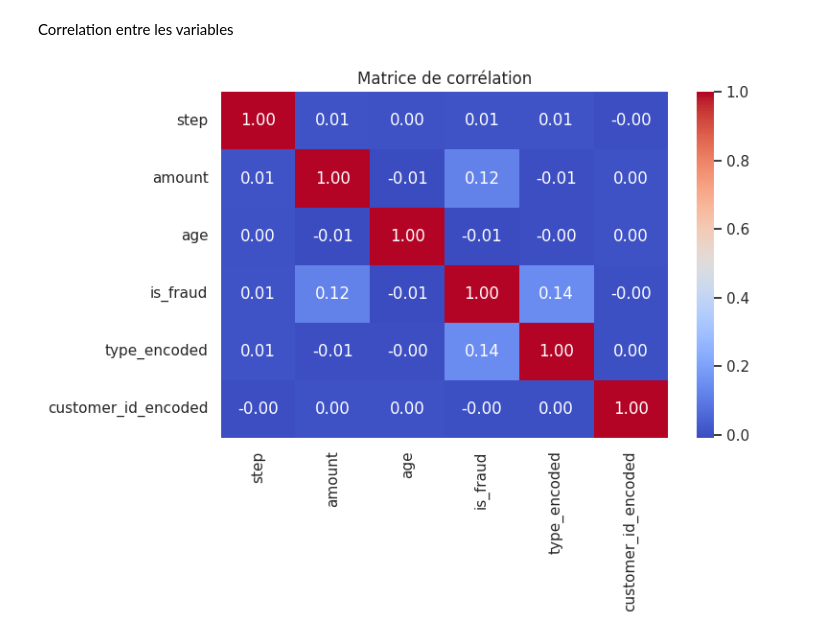
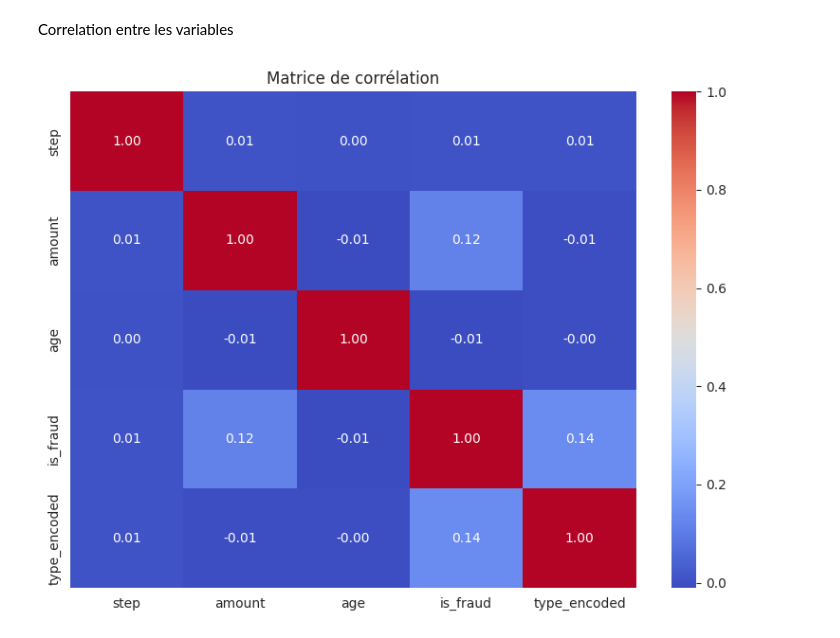
Before and after one commit to ArMiarintsoa/poketrafinday-ispm-examen, a Jupyter notebook: poketrafinday.ipynb, the cells around one changed output. Cells and saved outputs as stored; diff of their text form; code cells hidden in the pictures.

```diff
--- a/poketrafinday.ipynb
+++ b/poketrafinday.ipynb
@@ -69,9 +69,3 @@ train_df.head()
 | 4 | c9fa99e2-42c8-4dd8-94ba-aa3e44bfdd98 | 63 | CASH_OUT | 15000 | C3176716 | 26 | 0 | 0 |
 # %% [markdown]
 Encoder le customer_id
-# %%
-enc = le.fit_transform(train_df['customer_id'])
-train_df['customer_id_encoded'] = enc
-enc = le.fit_transform(test_df['customer_id'])
-test_df['customer_id_encoded'] = enc
-train_df.head()
@@ -84,0 +72,3 @@ train_df.head()
+# %%
+train_df = train_df.drop(['transaction_id','type', 'customer_id'], axis=1)
+test_df = test_df.drop(['transaction_id','type', 'customer_id'], axis=1)
@@ -89,16 +88,16 @@ Correlation entre les variables
 # %%
 import seaborn as sns
 import matplotlib.pyplot as plt
-variables = ['step', 'amount',	'age',	'is_fraud',	'type_encoded', 'customer_id_encoded']
+variables = ['step', 'amount',	'age',	'is_fraud',	'type_encoded']
 
 # Histogrammes
 plt.figure(figsize=(8, 6))
 sns.heatmap(train_df[variables].corr(), annot=True, cmap='coolwarm', fmt=".2f")
 plt.title('Matrice de corrélation')
 plt.tight_layout()
 plt.show()
 # %% [output]
-[figure, old version]
+[figure, new version]
 # %%
 # Définir le style pour une meilleure lisibilité
 sns.set_style("whitegrid")
```
Also changed, not shown: parts of 15 cells of this notebook.
